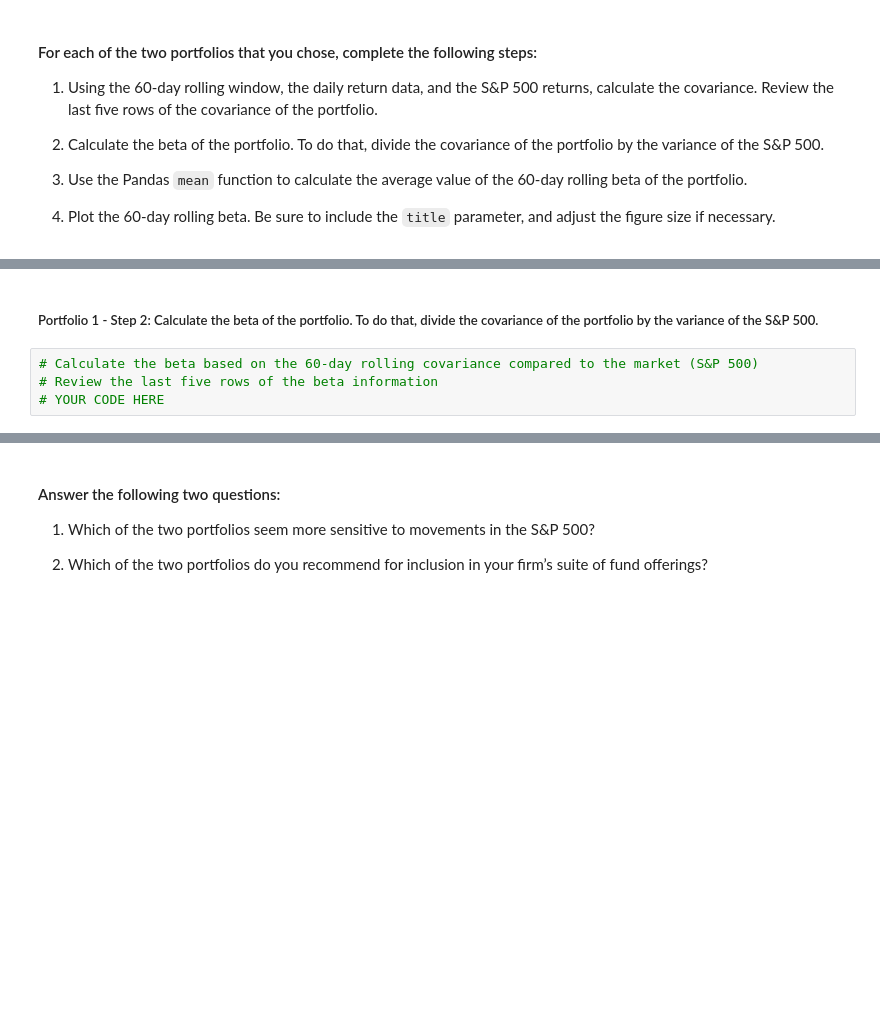
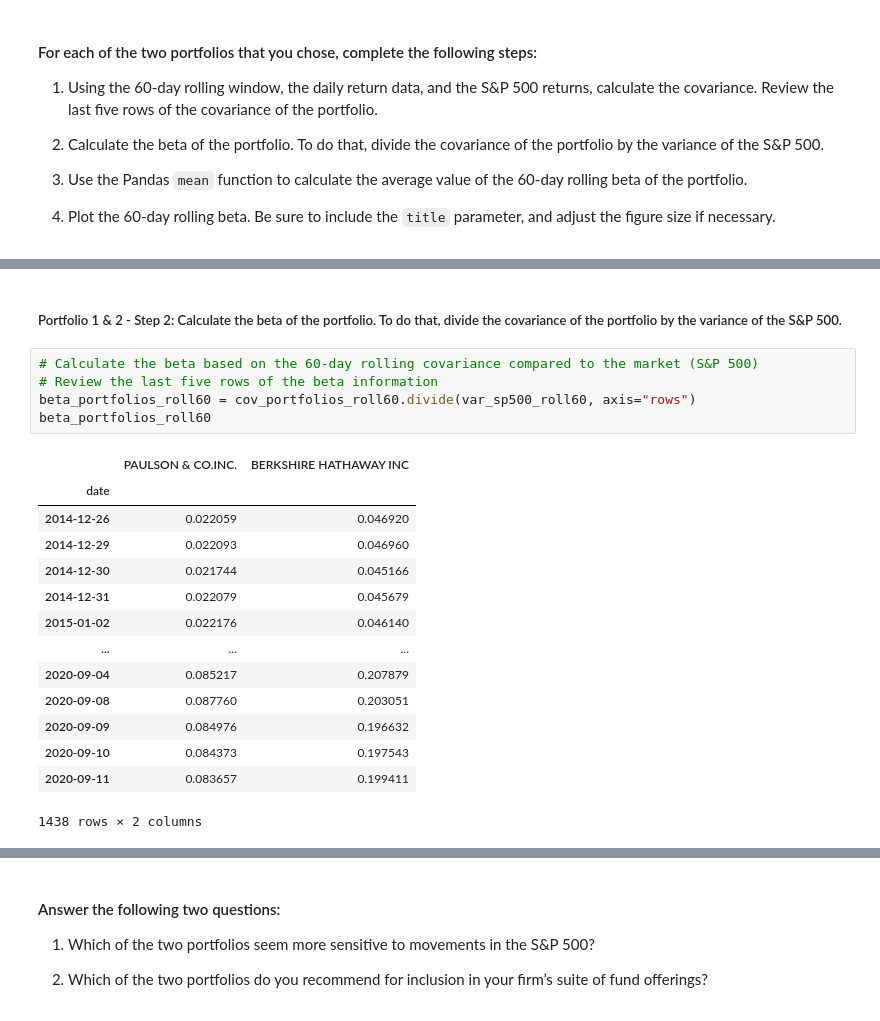
Before and after one commit to jasonjgarcia24/risk-return-analysis, a Jupyter notebook: risk_return_analysis.ipynb, the cells around one changed output, grey strips where cells are left out. Saved outputs shown, nothing was run; the diff lists cells and outputs as text; blank space fills up the shorter version.

```diff
--- a/risk_return_analysis.ipynb
+++ b/risk_return_analysis.ipynb
@@ -428,7 +465,23 @@ Your analysis is nearing completion. Now, you need to evaluate how the portfolio
 # %% [markdown]
-##### Portfolio 1 - Step 2: Calculate the beta of the portfolio. To do that, divide the covariance of the portfolio by the variance of the S&P 500.
+##### Portfolio 1 & 2 - Step 2: Calculate the beta of the portfolio. To do that, divide the covariance of the portfolio by the variance of the S&P 500.
 # %%
 # Calculate the beta based on the 60-day rolling covariance compared to the market (S&P 500)
 # Review the last five rows of the beta information
-# YOUR CODE HERE
+beta_portfolios_roll60 = cov_portfolios_roll60.divide(var_sp500_roll60, axis="rows")
+beta_portfolios_roll60
+# %% [output]
+|  | PAULSON & CO.INC. | BERKSHIRE HATHAWAY INC |
+| date |  |  |
+| 2014-12-26 | 0.022059 | 0.046920 |
+| 2014-12-29 | 0.022093 | 0.046960 |
+| 2014-12-30 | 0.021744 | 0.045166 |
+| 2014-12-31 | 0.022079 | 0.045679 |
+| 2015-01-02 | 0.022176 | 0.046140 |
+| ... | ... | ... |
+| 2020-09-04 | 0.085217 | 0.207879 |
+| 2020-09-08 | 0.087760 | 0.203051 |
+| 2020-09-09 | 0.084976 | 0.196632 |
+| 2020-09-10 | 0.084373 | 0.197543 |
+| 2020-09-11 | 0.083657 | 0.199411 |
+1438 rows × 2 columns
 # %% [markdown]
```
Also changed, not shown: parts of 19 cells of this notebook.
